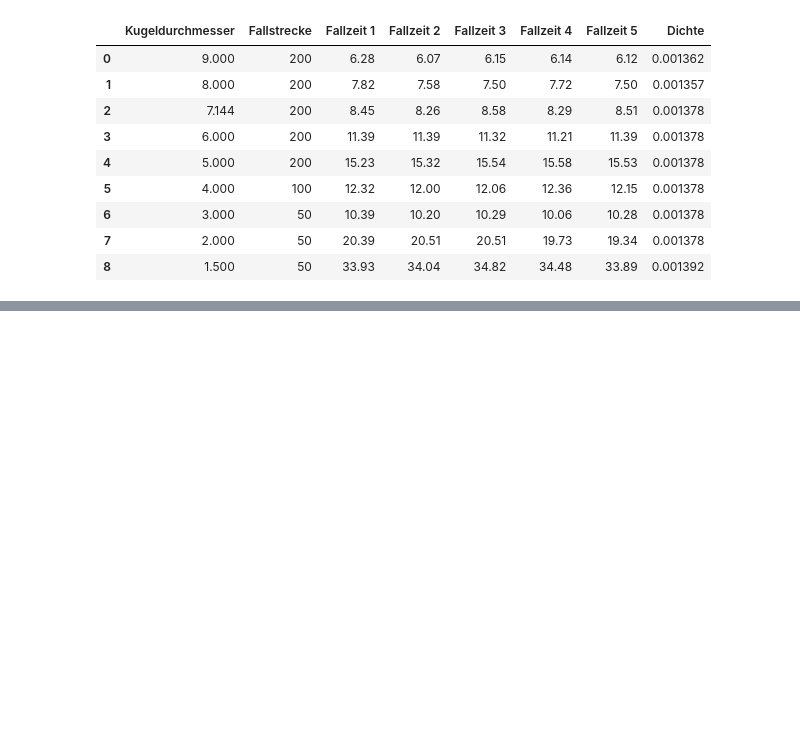
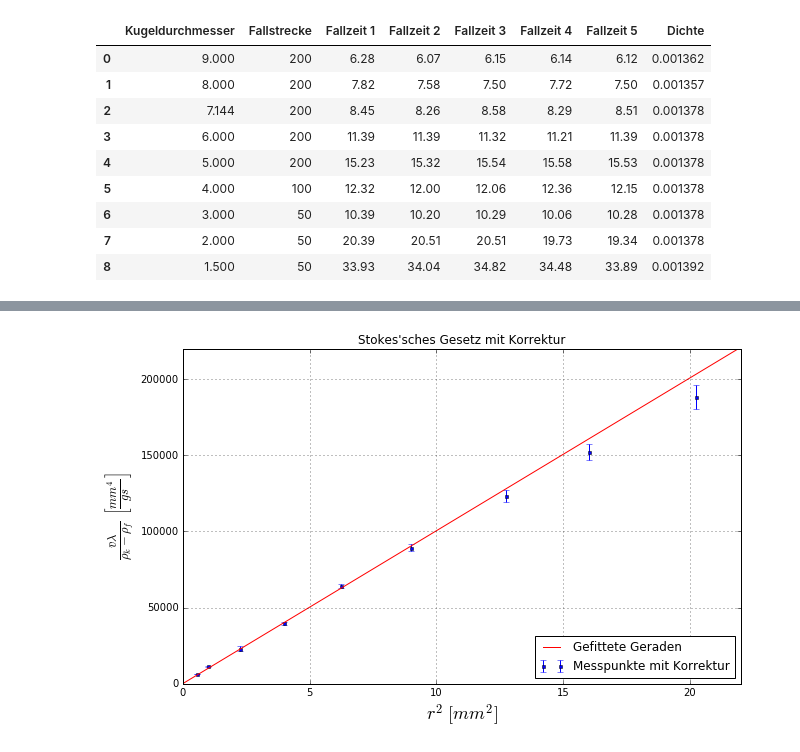
Before and after one commit to Tafiir/Jupyter-Notebooks, a Jupyter notebook: pap2_1/212.ipynb, the cells around one changed output, grey strips where cells are left out. Saved outputs shown, nothing was run; the diff lists cells and outputs as text; code cells hidden in the pictures; blank space fills up the shorter version.

```diff
--- a/pap2_1/212.ipynb
+++ b/pap2_1/212.ipynb
@@ -68,0 +92,14 @@ show()
+# %%
+figure(figsize=(10,6), dpi=512)
+errorbar(rsq, y_, yerr=dy_, fmt='s', markersize=3.0, label='Messpunkte mit Korrektur')
+plot(arange(0,25,0.1), g(arange(0,25,0.1), m_), 'r-', label='Gefittete Geraden')
+xlim(0, 22)
+ylim(0, 220000)
+xlabel(r'$r^2 \ [mm^2]$', fontsize=18)
+ylabel(r'$\frac{{\bar{{v}} \lambda}}{{\rho_k-\rho_f}} \ \left[\frac{{mm^4}}{{gs}}\right]$', fontsize=18)
+title("Stokes'sches Gesetz mit Korrektur")
+grid()
+legend(loc=4)
+show()
+# %% [output]
+[figure, added]
```
Also changed, not shown: parts of 11 cells of this notebook, 2 other files.
